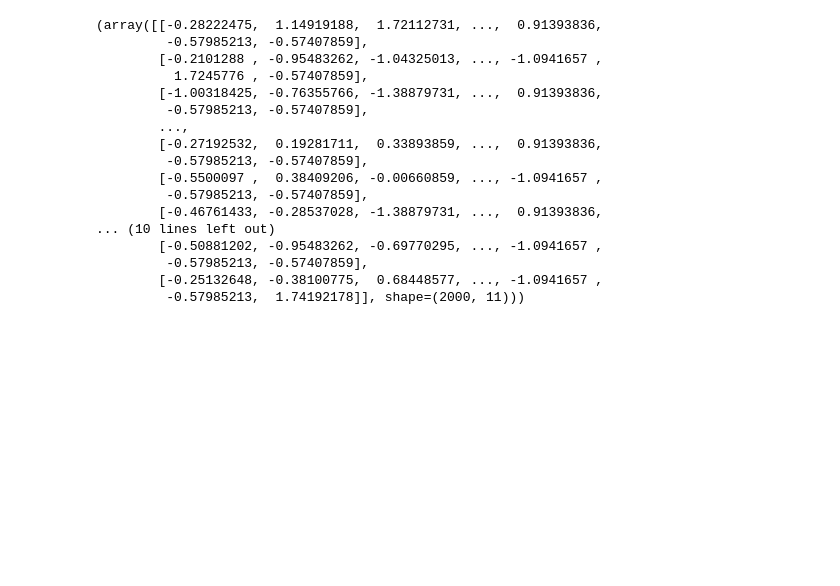
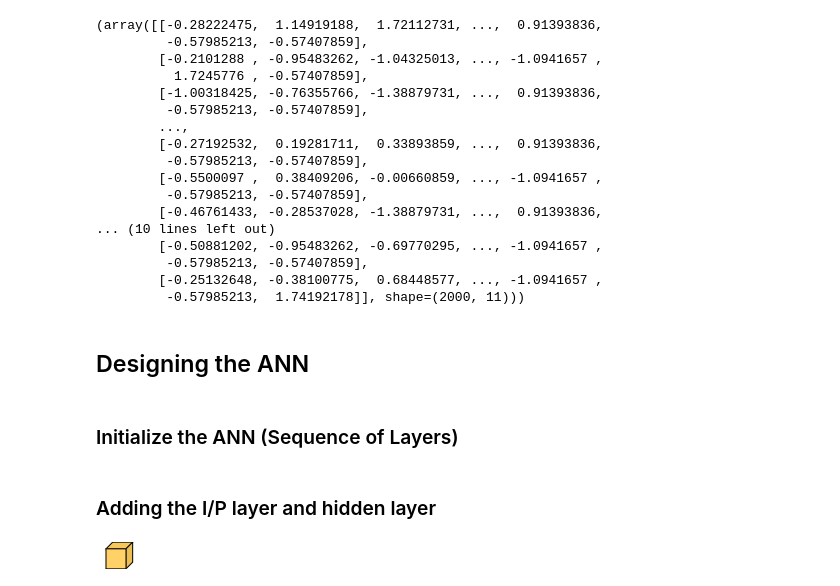
Before and after one commit to vishaltechevangelist/project-predict-bank-customer-churn-through-neural-net, a Jupyter notebook: ann-predict-customer-churn.ipynb, the cells around one changed output. Drawn from its saved outputs; the diff is of its cells as text; code cells hidden in the pictures; blank space fills up the shorter version.

Commit message:
completing the designing of NN

```diff
--- a/ann-predict-customer-churn.ipynb
+++ b/ann-predict-customer-churn.ipynb
@@ -201,3 +201,21 @@ X_train, X_test
          -0.57985213, -0.57407859],
         [-0.25132648, -0.38100775,  0.68448577, ..., -1.0941657 ,
          -0.57985213,  1.74192178]], shape=(2000, 11)))
+# %% [markdown]
+## Designing the ANN
+# %% [markdown]
+### Initialize the ANN (Sequence of Layers)
+# %%
+from keras.models import Sequential
+ann_model = Sequential()
+# %% [markdown]
+### Adding the I/P layer and hidden layer
+# %%
+from keras.layers import Input, Dense
+ann_model.add(Input(shape=(11,)))
+ann_model.add(Dense(units=16, activation='relu'))
+# %%
+import visualkeras
+visualkeras.layered_view(ann_model)
+# %% [output]
+[figure, added]
```
Also changed, not shown: parts of 9 cells of this notebook.
